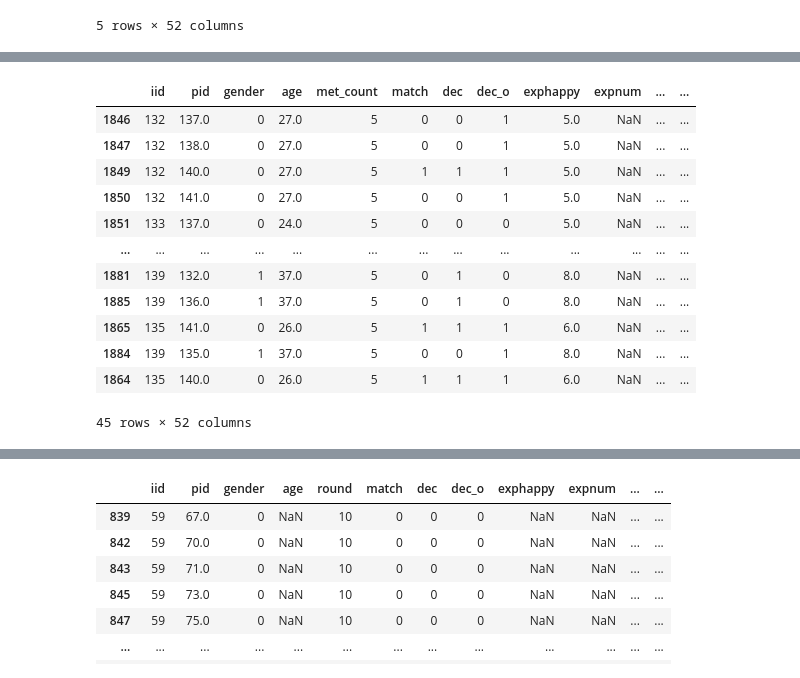
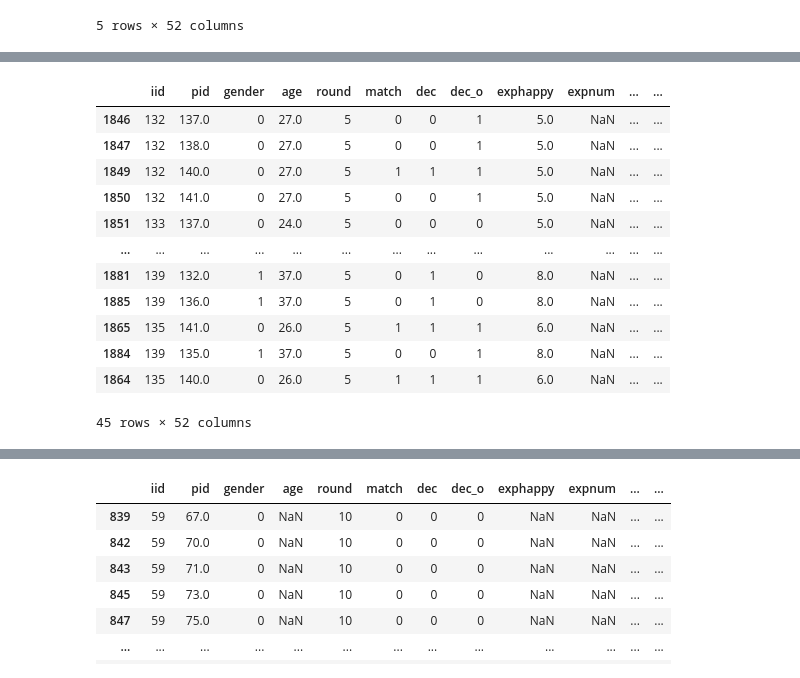
Before and after one commit to MirandaRemmer/DS-SF-23-work, a Jupyter notebook: final-project - MR/3/SpeedDatingDataset_FinalProject_REMMER.ipynb, the cells around one changed output, grey strips where cells are left out. Saved outputs shown, nothing was run; the diff lists cells and outputs as text; code cells hidden in the pictures.

```diff
--- a/final-project - MR/3/SpeedDatingDataset_FinalProject_REMMER.ipynb
+++ b/final-project - MR/3/SpeedDatingDataset_FinalProject_REMMER.ipynb
@@ -642,8 +637,8 @@ See the caveats in the documentation: http://pandas.pydata.org/pandas-docs/stabl
 # %%
-test_df = subset_df_clean_edit[subset_df_clean_edit.met_count == 5]
+test_df = subset_df_clean_edit[subset_df_clean_edit['round'] == 5]
 test_df
 # %% [output]
-|  | iid | pid | gender | age | met_count | match | dec | dec_o | exphappy | expnum | ... | ... |
+|  | iid | pid | gender | age | round | match | dec | dec_o | exphappy | expnum | ... | ... |
 | 1846 | 132 | 137.0 | 0 | 27.0 | 5 | 0 | 0 | 1 | 5.0 | NaN | ... | ... |
 | 1847 | 132 | 138.0 | 0 | 27.0 | 5 | 0 | 0 | 1 | 5.0 | NaN | ... | ... |
 | 1849 | 132 | 140.0 | 0 | 27.0 | 5 | 1 | 1 | 1 | 5.0 | NaN | ... | ... |
```
Also changed, not shown: parts of 29 cells of this notebook.
